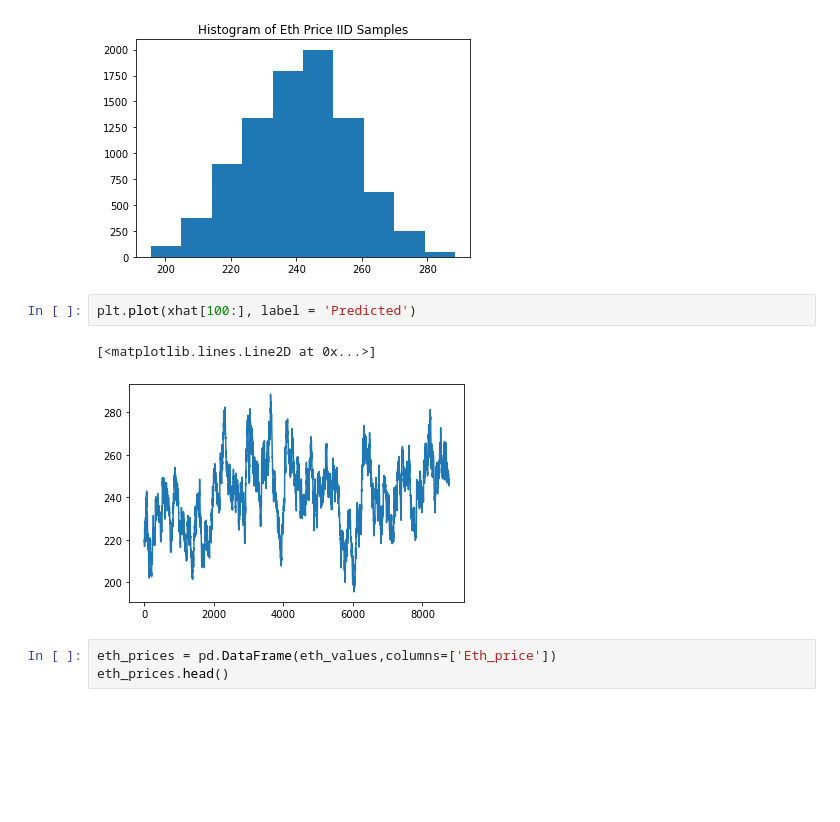
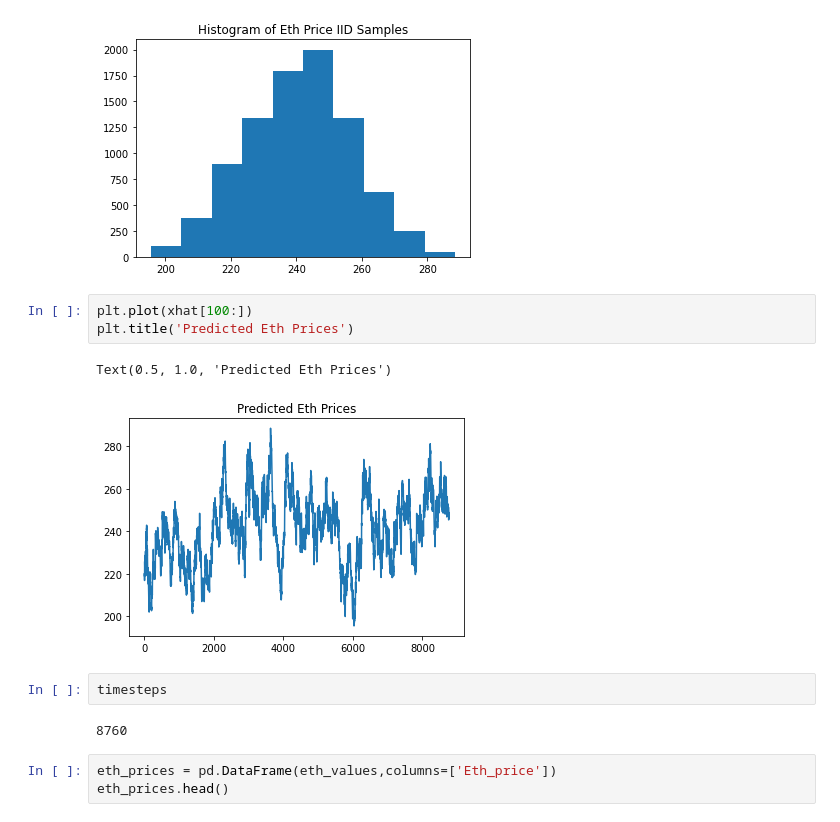
Before and after one commit to BlockScience/reflexer, a Jupyter notebook: notebooks/Stochastic_Generators/Eth_Exogenous_Process_Modeling.ipynb, the cells around one changed output. Saved outputs shown, nothing was run; the diff lists cells and outputs as text; blank space fills up the shorter version.

```diff
--- a/notebooks/Stochastic_Generators/Eth_Exogenous_Process_Modeling.ipynb
+++ b/notebooks/Stochastic_Generators/Eth_Exogenous_Process_Modeling.ipynb
@@ -270,10 +270,15 @@ plt.title('Histogram of Eth Price IID Samples')
 Text(0.5, 1.0, 'Histogram of Eth Price IID Samples')
 [figure]
 # %%
-plt.plot(xhat[100:], label = 'Predicted')
+plt.plot(xhat[100:])
+plt.title('Predicted Eth Prices')
 # %% [output]
-[<matplotlib.lines.Line2D at 0x...>]
+Text(0.5, 1.0, 'Predicted Eth Prices')
-[figure, old version]
+[figure, new version]
+# %%
+timesteps
+# %% [output]
+8760
 # %%
 eth_prices = pd.DataFrame(eth_values,columns=['Eth_price'])
 eth_prices.head()
```
Also changed, not shown: parts of 1 cell of this notebook, 1 other file.
